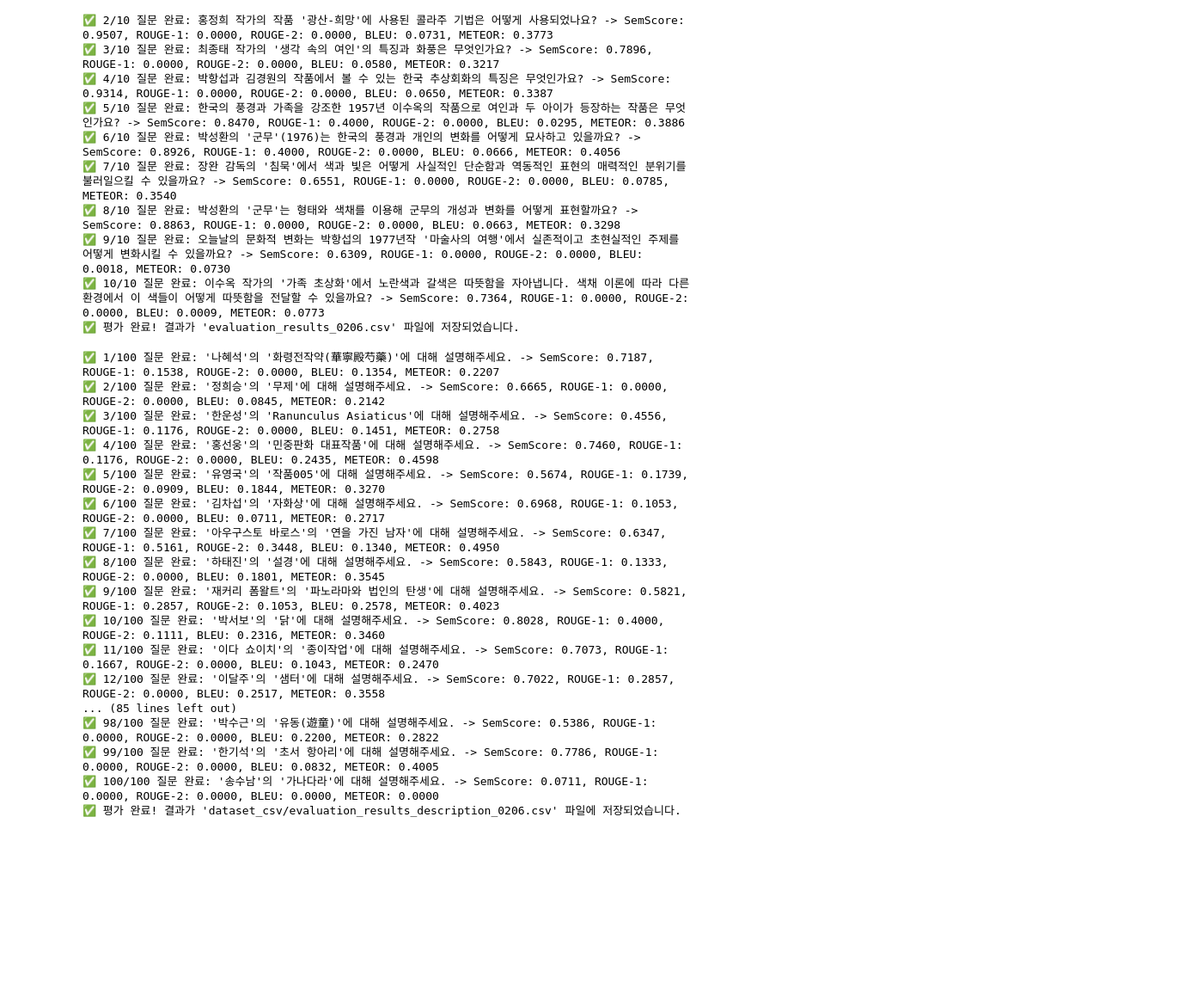
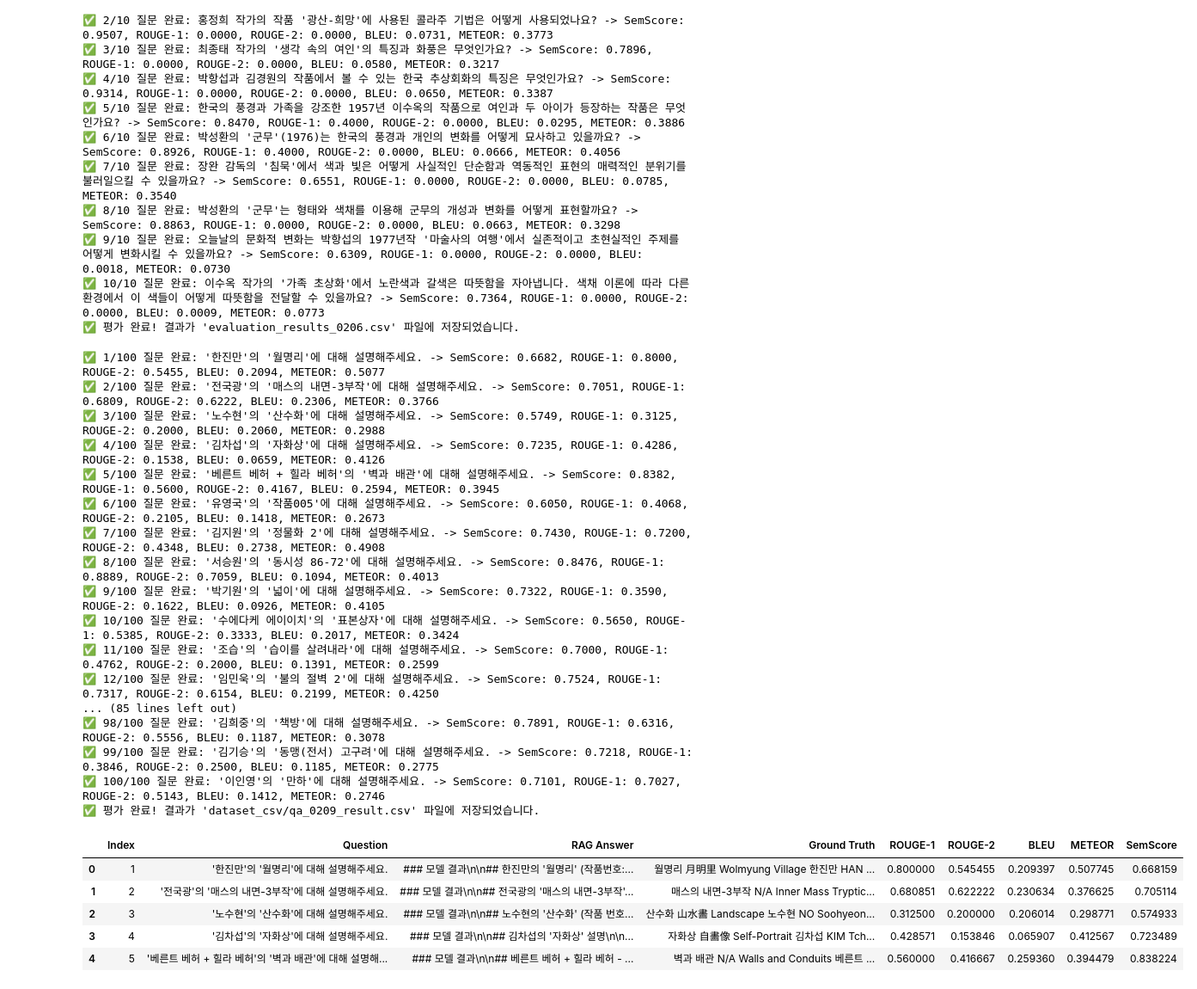
Before and after one commit to Chaerim0626/llm-art-rnd, a Jupyter notebook: eval_dataset.ipynb, the cells around one changed output. Shown at 86% size. Saved outputs shown, nothing was run; the diff lists cells and outputs as text; code cells hidden in the pictures; blank space fills up the shorter version.

Commit message:
✨ 장문 데이터셋 생성 코드 수정 및 WMD score 계산 기능 추가

```diff
--- a/eval_dataset.ipynb
+++ b/eval_dataset.ipynb
@@ -768,7 +814,7 @@ model = SentenceTransformer("all-mpnet-base-v2")
 kiwi = Kiwi()
 
 # ✅ JSON 파일 로드
-json_file_path = "qa_dataset_description.json"  # JSON 파일 경로
+json_file_path = "qa_dataset_full_info_0209.json"  # JSON 파일 경로
 with open(json_file_path, "r", encoding="utf-8") as f:
     qa_data = json.load(f)
 
@@ -820,7 +866,7 @@ for i, row in df.iterrows():
     print(f"✅ {i+1}/{len(df)} 질문 완료: {question} -> SemScore: {sem_score:.4f}, ROUGE-1: {rouge1:.4f}, ROUGE-2: {rouge2:.4f}, BLEU: {bleu_score:.4f}, METEOR: {meteor:.4f}")
 
 # ✅ CSV 저장
-csv_output = "dataset_csv/evaluation_results_description_0206.csv"
+csv_output = "dataset_csv/qa_0209_result.csv"
 df_results = pd.DataFrame(results, columns=[
     "Index", "Question", "RAG Answer", "Ground Truth",
     "ROUGE-1", "ROUGE-2", "BLEU", "METEOR", "SemScore"
@@ -829,20 +875,35 @@ df_results.to_csv(csv_output, index=False, encoding="utf-8")
 
 print(f"✅ 평가 완료! 결과가 '{csv_output}' 파일에 저장되었습니다.")
 # %% [output]
-✅ 1/100 질문 완료: '나혜석'의 '화령전작약(華寧殿芍藥)'에 대해 설명해주세요. -> SemScore: 0.7187, ROUGE-1: 0.1538, ROUGE-2: 0.0000, BLEU: 0.1354, METEOR: 0.2207
-✅ 2/100 질문 완료: '정희승'의 '무제'에 대해 설명해주세요. -> SemScore: 0.6665, ROUGE-1: 0.0000, ROUGE-2: 0.0000, BLEU: 0.0845, METEOR: 0.2142
-✅ 3/100 질문 완료: '한운성'의 'Ranunculus Asiaticus'에 대해 설명해주세요. -> SemScore: 0.4556, ROUGE-1: 0.1176, ROUGE-2: 0.0000, BLEU: 0.1451, METEOR: 0.2758
-✅ 4/100 질문 완료: '홍선웅'의 '민중판화 대표작품'에 대해 설명해주세요. -> SemScore: 0.7460, ROUGE-1: 0.1176, ROUGE-2: 0.0000, BLEU: 0.2435, METEOR: 0.4598
-✅ 5/100 질문 완료: '유영국'의 '작품005'에 대해 설명해주세요. -> SemScore: 0.5674, ROUGE-1: 0.1739, ROUGE-2: 0.0909, BLEU: 0.1844, METEOR: 0.3270
-✅ 6/100 질문 완료: '김차섭'의 '자화상'에 대해 설명해주세요. -> SemScore: 0.6968, ROUGE-1: 0.1053, ROUGE-2: 0.0000, BLEU: 0.0711, METEOR: 0.2717
-✅ 7/100 질문 완료: '아우구스토 바로스'의 '연을 가진 남자'에 대해 설명해주세요. -> SemScore: 0.6347, ROUGE-1: 0.5161, ROUGE-2: 0.3448, BLEU: 0.1340, METEOR: 0.4950
-✅ 8/100 질문 완료: '하태진'의 '설경'에 대해 설명해주세요. -> SemScore: 0.5843, ROUGE-1: 0.1333, ROUGE-2: 0.0000, BLEU: 0.1801, METEOR: 0.3545
-✅ 9/100 질문 완료: '재커리 폼왈트'의 '파노라마와 법인의 탄생'에 대해 설명해주세요. -> SemScore: 0.5821, ROUGE-1: 0.2857, ROUGE-2: 0.1053, BLEU: 0.2578, METEOR: 0.4023
-✅ 10/100 질문 완료: '박서보'의 '닭'에 대해 설명해주세요. -> SemScore: 0.8028, ROUGE-1: 0.4000, ROUGE-2: 0.1111, BLEU: 0.2316, METEOR: 0.3460
-✅ 11/100 질문 완료: '이다 쇼이치'의 '종이작업'에 대해 설명해주세요. -> SemScore: 0.7073, ROUGE-1: 0.1667, ROUGE-2: 0.0000, BLEU: 0.1043, METEOR: 0.2470
-✅ 12/100 질문 완료: '이달주'의 '샘터'에 대해 설명해주세요. -> SemScore: 0.7022, ROUGE-1: 0.2857, ROUGE-2: 0.0000, BLEU: 0.2517, METEOR: 0.3558
+✅ 1/100 질문 완료: '한진만'의 '월명리'에 대해 설명해주세요. -> SemScore: 0.6682, ROUGE-1: 0.8000, ROUGE-2: 0.5455, BLEU: 0.2094, METEOR: 0.5077
+✅ 2/100 질문 완료: '전국광'의 '매스의 내면-3부작'에 대해 설명해주세요. -> SemScore: 0.7051, ROUGE-1: 0.6809, ROUGE-2: 0.6222, BLEU: 0.2306, METEOR: 0.3766
+✅ 3/100 질문 완료: '노수현'의 '산수화'에 대해 설명해주세요. -> SemScore: 0.5749, ROUGE-1: 0.3125, ROUGE-2: 0.2000, BLEU: 0.2060, METEOR: 0.2988
+✅ 4/100 질문 완료: '김차섭'의 '자화상'에 대해 설명해주세요. -> SemScore: 0.7235, ROUGE-1: 0.4286, ROUGE-2: 0.1538, BLEU: 0.0659, METEOR: 0.4126
+✅ 5/100 질문 완료: '베른트 베허 + 힐라 베허'의 '벽과 배관'에 대해 설명해주세요. -> SemScore: 0.8382, ROUGE-1: 0.5600, ROUGE-2: 0.4167, BLEU: 0.2594, METEOR: 0.3945
+✅ 6/100 질문 완료: '유영국'의 '작품005'에 대해 설명해주세요. -> SemScore: 0.6050, ROUGE-1: 0.4068, ROUGE-2: 0.2105, BLEU: 0.1418, METEOR: 0.2673
+✅ 7/100 질문 완료: '김지원'의 '정물화 2'에 대해 설명해주세요. -> SemScore: 0.7430, ROUGE-1: 0.7200, ROUGE-2: 0.4348, BLEU: 0.2738, METEOR: 0.4908
+✅ 8/100 질문 완료: '서승원'의 '동시성 86-72'에 대해 설명해주세요. -> SemScore: 0.8476, ROUGE-1: 0.8889, ROUGE-2: 0.7059, BLEU: 0.1094, METEOR: 0.4013
+✅ 9/100 질문 완료: '박기원'의 '넓이'에 대해 설명해주세요. -> SemScore: 0.7322, ROUGE-1: 0.3590, ROUGE-2: 0.1622, BLEU: 0.0926, METEOR: 0.4105
+✅ 10/100 질문 완료: '수에다케 에이이치'의 '표본상자'에 대해 설명해주세요. -> SemScore: 0.5650, ROUGE-1: 0.5385, ROUGE-2: 0.3333, BLEU: 0.2017, METEOR: 0.3424
+✅ 11/100 질문 완료: '조습'의 '습이를 살려내라'에 대해 설명해주세요. -> SemScore: 0.7000, ROUGE-1: 0.4762, ROUGE-2: 0.2000, BLEU: 0.1391, METEOR: 0.2599
+✅ 12/100 질문 완료: '임민욱'의 '불의 절벽 2'에 대해 설명해주세요. -> SemScore: 0.7524, ROUGE-1: 0.7317, ROUGE-2: 0.6154, BLEU: 0.2199, METEOR: 0.4250
 ... (85 lines left out)
-✅ 98/100 질문 완료: '박수근'의 '유동(遊童)'에 대해 설명해주세요. -> SemScore: 0.5386, ROUGE-1: 0.0000, ROUGE-2: 0.0000, BLEU: 0.2200, METEOR: 0.2822
-✅ 99/100 질문 완료: '한기석'의 '초서 항아리'에 대해 설명해주세요. -> SemScore: 0.7786, ROUGE-1: 0.0000, ROUGE-2: 0.0000, BLEU: 0.0832, METEOR: 0.4005
-✅ 100/100 질문 완료: '송수남'의 '가나다라'에 대해 설명해주세요. -> SemScore: 0.0711, ROUGE-1: 0.0000, ROUGE-2: 0.0000, BLEU: 0.0000, METEOR: 0.0000
-✅ 평가 완료! 결과가 'dataset_csv/evaluation_results_description_0206.csv' 파일에 저장되었습니다.
+✅ 98/100 질문 완료: '김희중'의 '책방'에 대해 설명해주세요. -> SemScore: 0.7891, ROUGE-1: 0.6316, ROUGE-2: 0.5556, BLEU: 0.1187, METEOR: 0.3078
+✅ 99/100 질문 완료: '김기승'의 '동맹(전서) 고구려'에 대해 설명해주세요. -> SemScore: 0.7218, ROUGE-1: 0.3846, ROUGE-2: 0.2500, BLEU: 0.1185, METEOR: 0.2775
+✅ 100/100 질문 완료: '이인영'의 '만하'에 대해 설명해주세요. -> SemScore: 0.7101, ROUGE-1: 0.7027, ROUGE-2: 0.5143, BLEU: 0.1412, METEOR: 0.2746
+✅ 평가 완료! 결과가 'dataset_csv/qa_0209_result.csv' 파일에 저장되었습니다.
+# %%
+import pandas as pd
+
+# CSV 파일 불러오기
+csv_file_path = "dataset_csv/qa_0209_result.csv"
+df = pd.read_csv(csv_file_path)
+
+df.head()
+# %% [output]
+|  | Index | Question | RAG Answer | Ground Truth | ROUGE-1 | ROUGE-2 | BLEU | METEOR | SemScore |
+| 0 | 1 | '한진만'의 '월명리'에 대해 설명해주세요. | ### 모델 결과\n\n## 한진만의 '월명리' (작품번호:... | 월명리 月明里 Wolmyung Village 한진만 HAN ... | 0.800000 | 0.545455 | 0.209397 | 0.507745 | 0.668159 |
+| 1 | 2 | '전국광'의 '매스의 내면-3부작'에 대해 설명해주세요. | ### 모델 결과\n\n## 전국광의 '매스의 내면-3부작'... | 매스의 내면-3부작 N/A Inner Mass Tryptic... | 0.680851 | 0.622222 | 0.230634 | 0.376625 | 0.705114 |
+| 2 | 3 | '노수현'의 '산수화'에 대해 설명해주세요. | ### 모델 결과\n\n## 노수현의 '산수화' (작품 번호... | 산수화 山水畵 Landscape 노수현 NO Soohyeon... | 0.312500 | 0.200000 | 0.206014 | 0.298771 | 0.574933 |
+| 3 | 4 | '김차섭'의 '자화상'에 대해 설명해주세요. | ### 모델 결과\n\n## 김차섭의 '자화상' 설명\n\n... | 자화상 自畵像 Self-Portrait 김차섭 KIM Tch... | 0.428571 | 0.153846 | 0.065907 | 0.412567 | 0.723489 |
+| 4 | 5 | '베른트 베허 + 힐라 베허'의 '벽과 배관'에 대해 설명해... | ### 모델 결과\n\n## 베른트 베허 + 힐라 베허 - ... | 벽과 배관 N/A Walls and Conduits 베른트 ... | 0.560000 | 0.416667 | 0.259360 | 0.394479 | 0.838224 |
```
Also changed, not shown: parts of 12 cells of this notebook, 2 other files.
